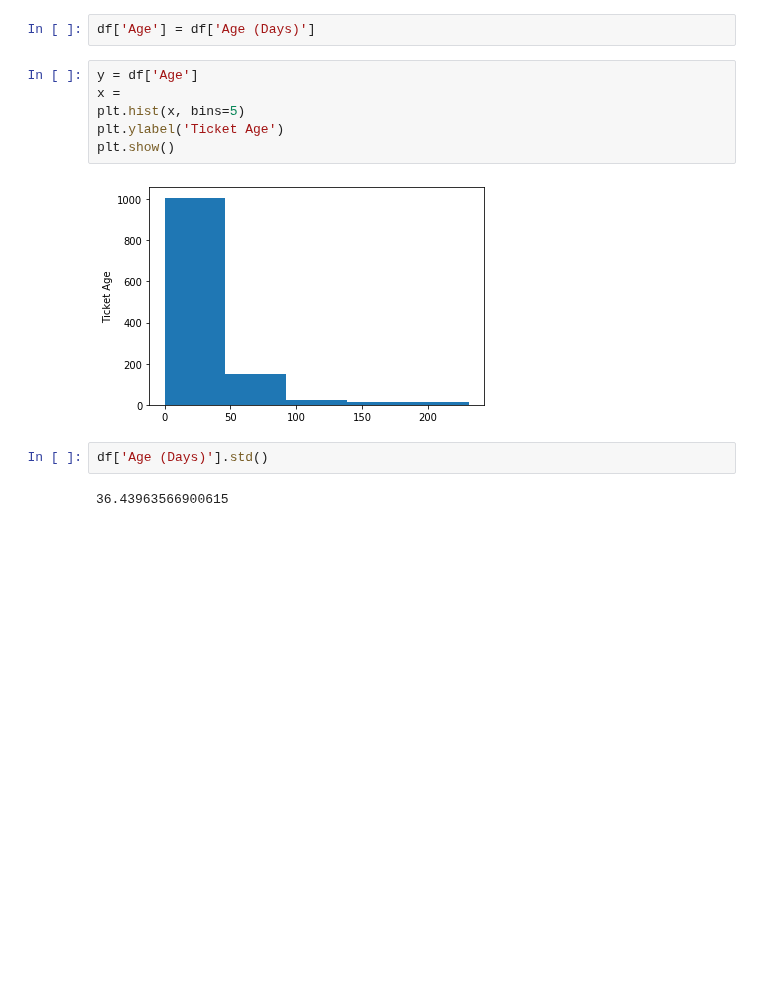
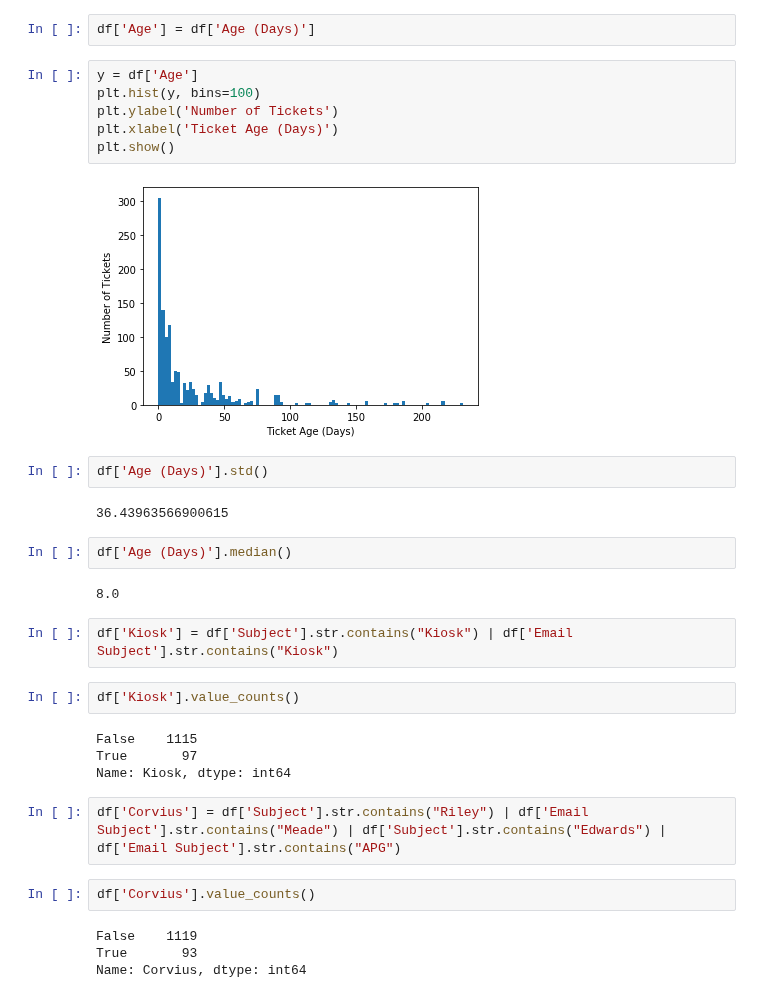
Before and after one commit to tahentx/pv_workbook, a Jupyter notebook: eda/2000_cases.ipynb, the cells around one changed output. Saved outputs shown, nothing was run; the diff lists cells and outputs as text; blank space fills up the shorter version.

Commit message:
EDA on help desk tickets

```diff
--- a/eda/2000_cases.ipynb
+++ b/eda/2000_cases.ipynb
@@ -19,13 +19,33 @@ df['Age (Days)'].mean()
 df['Age'] = df['Age (Days)']
 # %%
 y = df['Age']
-x =
-plt.hist(x, bins=5)
-plt.ylabel('Ticket Age')
+plt.hist(y, bins=100)
+plt.ylabel('Number of Tickets')
+plt.xlabel('Ticket Age (Days)')
 plt.show()
 # %% [output]
-[figure, old version]
+[figure, new version]
 # %%
 df['Age (Days)'].std()
 # %% [output]
 36.43963566900615
+# %%
+df['Age (Days)'].median()
+# %% [output]
+8.0
+# %%
+df['Kiosk'] = df['Subject'].str.contains("Kiosk") | df['Email Subject'].str.contains("Kiosk")
+# %%
+df['Kiosk'].value_counts()
+# %% [output]
+False    1115
+True       97
+Name: Kiosk, dtype: int64
+# %%
+df['Corvius'] = df['Subject'].str.contains("Riley") | df['Email Subject'].str.contains("Meade") | df['Subject'].str.contains("Edwards") | df['Email Subject'].str.contains("APG")
+# %%
+df['Corvius'].value_counts()
+# %% [output]
+False    1119
+True       93
+Name: Corvius, dtype: int64
```
Also changed, not shown: parts of 8 cells of this notebook.
